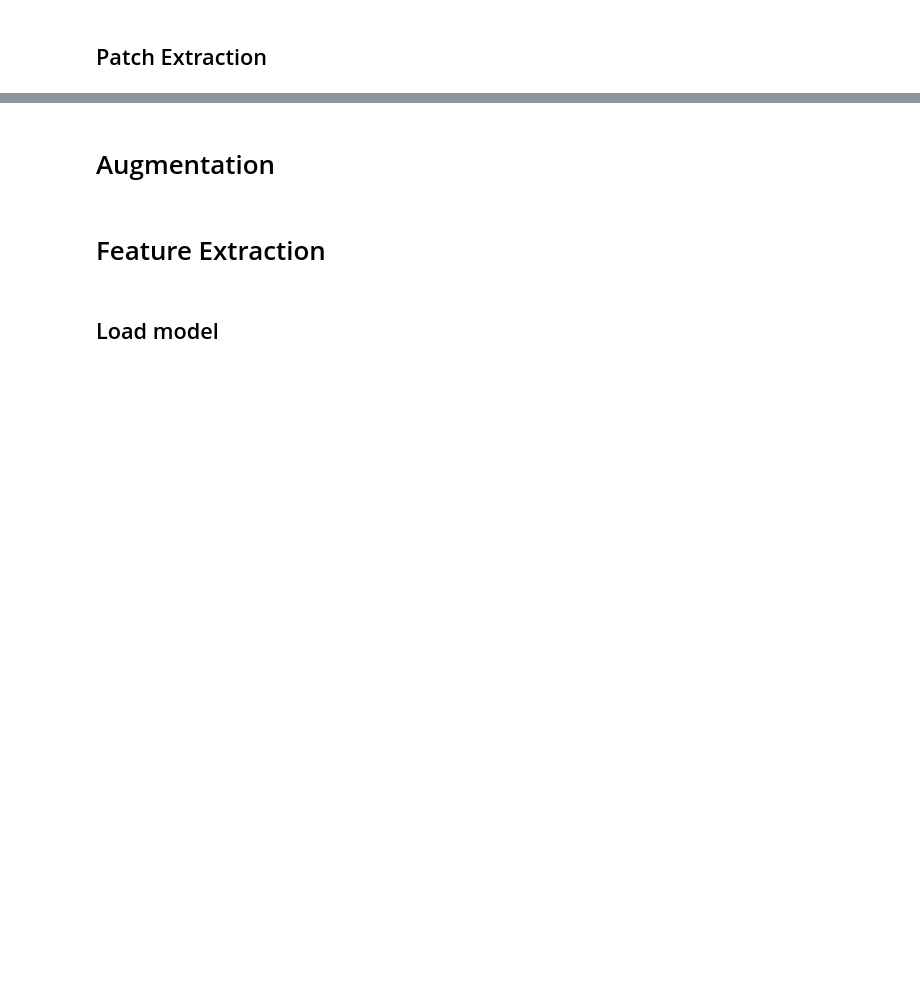
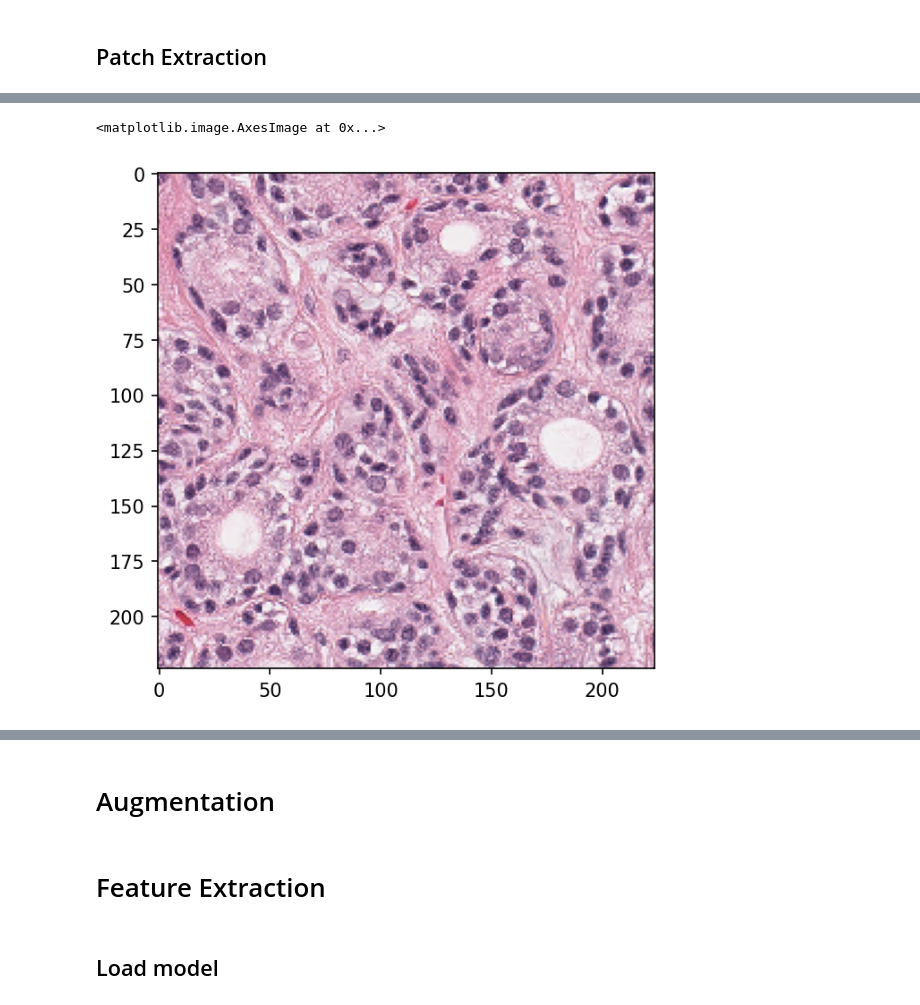
Before and after one commit to coolmule0/weakWSI, a Jupyter notebook: Untitled.ipynb, the cells around one changed output, grey strips where cells are left out. Saved outputs shown, nothing was run; the diff lists cells and outputs as text; code cells hidden in the pictures; blank space fills up the shorter version.

```diff
--- a/Untitled.ipynb
+++ b/Untitled.ipynb
@@ -157,0 +364,4 @@ len(fixed_patch_extractor)
+# %%
+df2 = df.head(2)
+# %%
+wsi_dataset = WSI_Dataset(df2, data_dir, './tmp/patches')
@@ -157,0 +408,5 @@ len(fixed_patch_extractor)
+# %%
+plt.imshow(wsi_dataset[3020][0])
+# %% [output]
+<matplotlib.image.AxesImage at 0x...>
+[figure, added]
```
Also changed, not shown: parts of 60 cells of this notebook.
